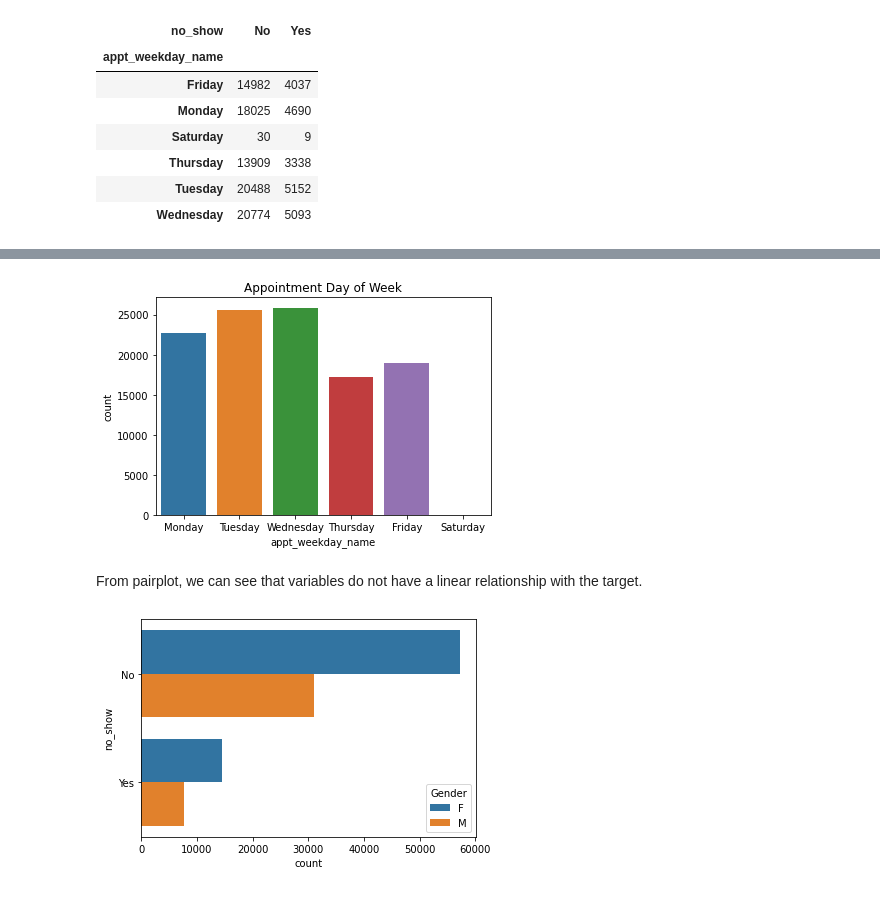
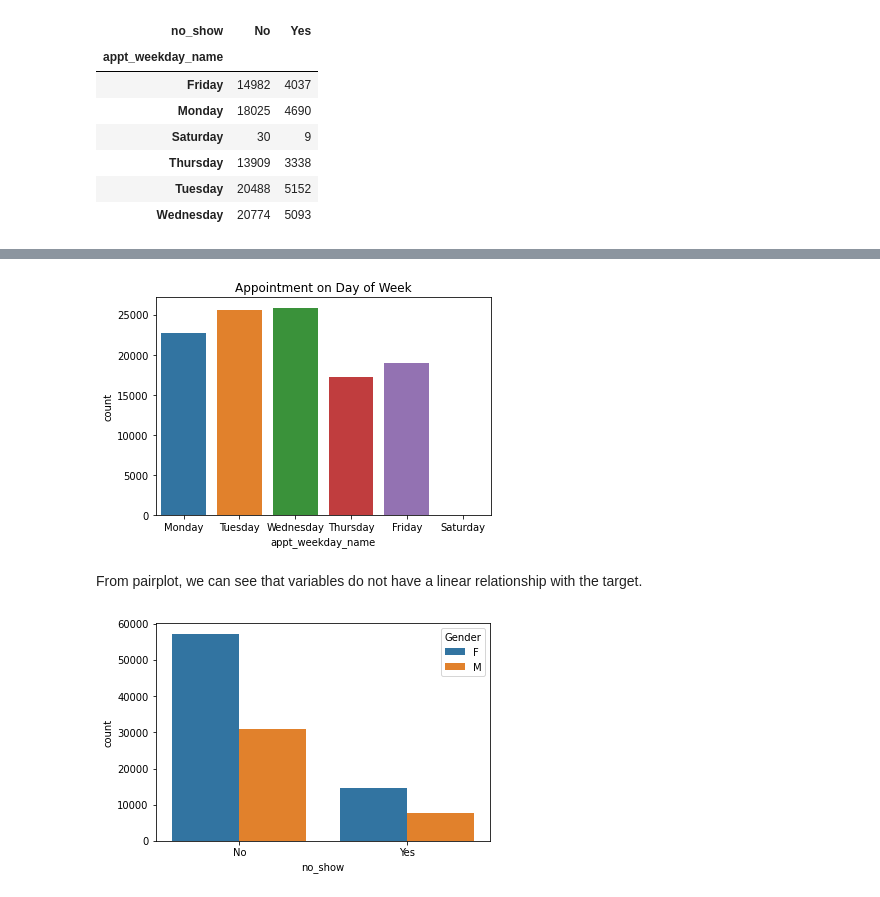
Before and after one commit to mgalaviz1/my_work, a Jupyter notebook: capstone2/predicting_no_shows.ipynb, the cells around one changed output, grey strips where cells are left out. Drawn from its saved outputs; the diff is of its cells as text; code cells hidden in the pictures.

```diff
--- a/capstone2/predicting_no_shows.ipynb
+++ b/capstone2/predicting_no_shows.ipynb
@@ -416,7 +397,5 @@ df.head()
 # %%
-# merging df and weather2 dataframes
-
-df_merge = pd.merge(df, weather2, on='AppointmentDay', how='left', indicator=True)
+df_merge = pd.merge(df, weather, on='AppointmentDay', how='left', indicator=True)
 # %%
 df_merge.head()
 # %% [output]
@@ -463 +441,6 @@ Rain       3828
 Name: weather_main, dtype: int64
+# %%
+# creating interval in days between scheduled and appointment days
+
+df_merge['day_diff'] = df_merge['AppointmentDay'] - df_merge['ScheduledDay']
+df_merge['day_diff'] = df_merge['day_diff'] / np.timedelta64(1,'D')
@@ -463,0 +462,2 @@ Name: weather_main, dtype: int64
+# %%
+df_merge['day_diff'] = df_merge['day_diff'].round(0)
@@ -469,0 +508,4 @@ df_merge.loc[df_merge['AppointmentDay'] == '2016-05-20 00:00:00+00:00', 'weather
+# %%
+# We have a scheduled hour but no appointment hour resulting in negative day intervals based on the hour.
+# Will replace with zero since negative intervals are the same day.
+df_merge.day_diff = np.where(df_merge.day_diff < 0, 0, df_merge.day_diff)
@@ -526,17 +574,17 @@ Name: appt_weekday_name, dtype: int64
 # Wednesday has the most appointments followed by Tuesday
 
 sns.countplot(x=df['appt_weekday_name'], order=['Monday','Tuesday', 'Wednesday','Thursday','Friday','Saturday'])
-plt.title('Appointment Day of Week')
+plt.title('Appointment on Day of Week')
 plt.show()
 # %% [output]
-[figure, old version]
+[figure, new version]
 # %% [markdown]
 From pairplot, we can see that variables do not have a linear relationship with the target.
 # %%
 #sns.pairplot(df)
 #plt.show()
 # %%
-sns.countplot(y='no_show', hue='Gender', data=df_merge)
+sns.countplot(x='no_show', hue='Gender', data=df_merge)
 plt.show()
 # %% [output]
-[figure, old version]
+[figure, new version]
```
Also changed, not shown: parts of 64 cells of this notebook, 3 other files.
